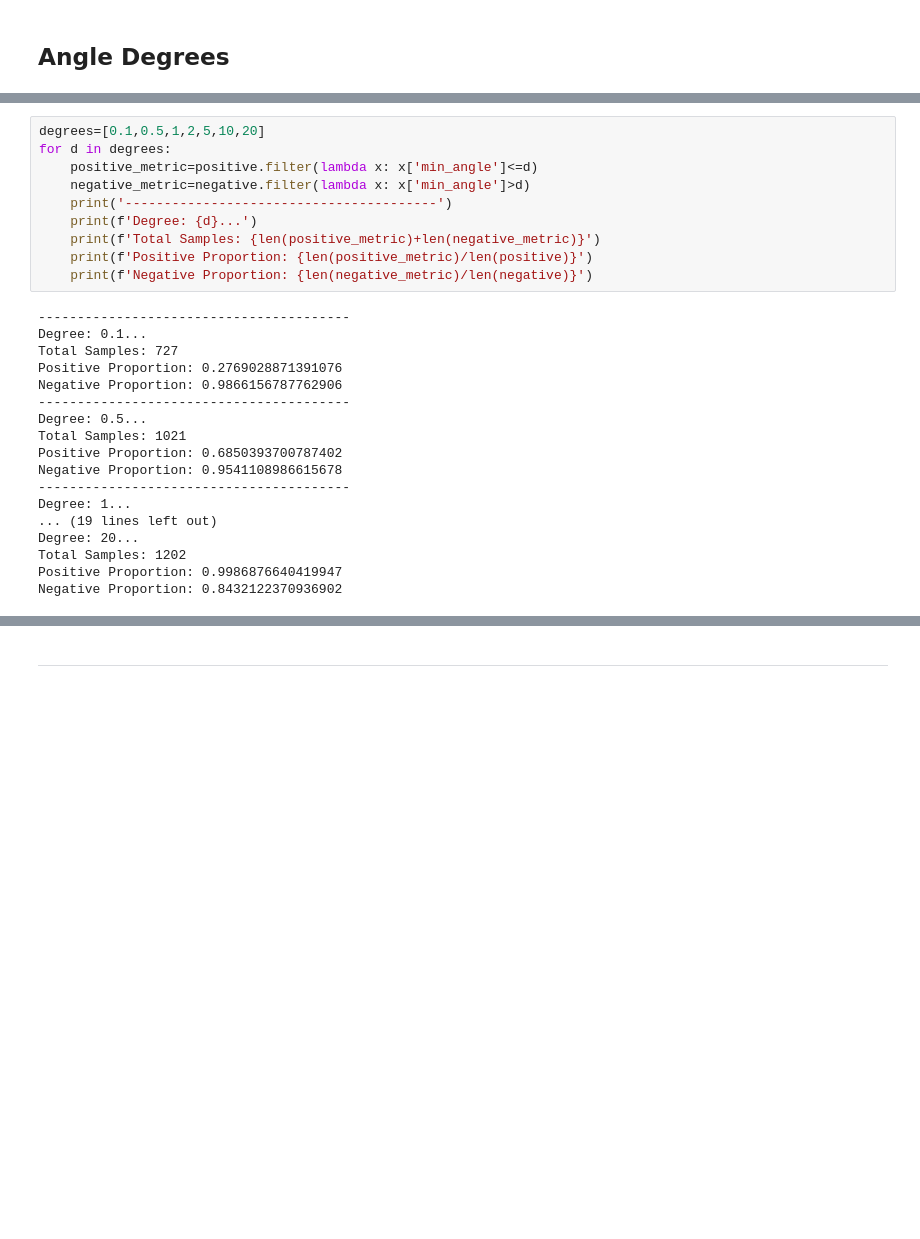
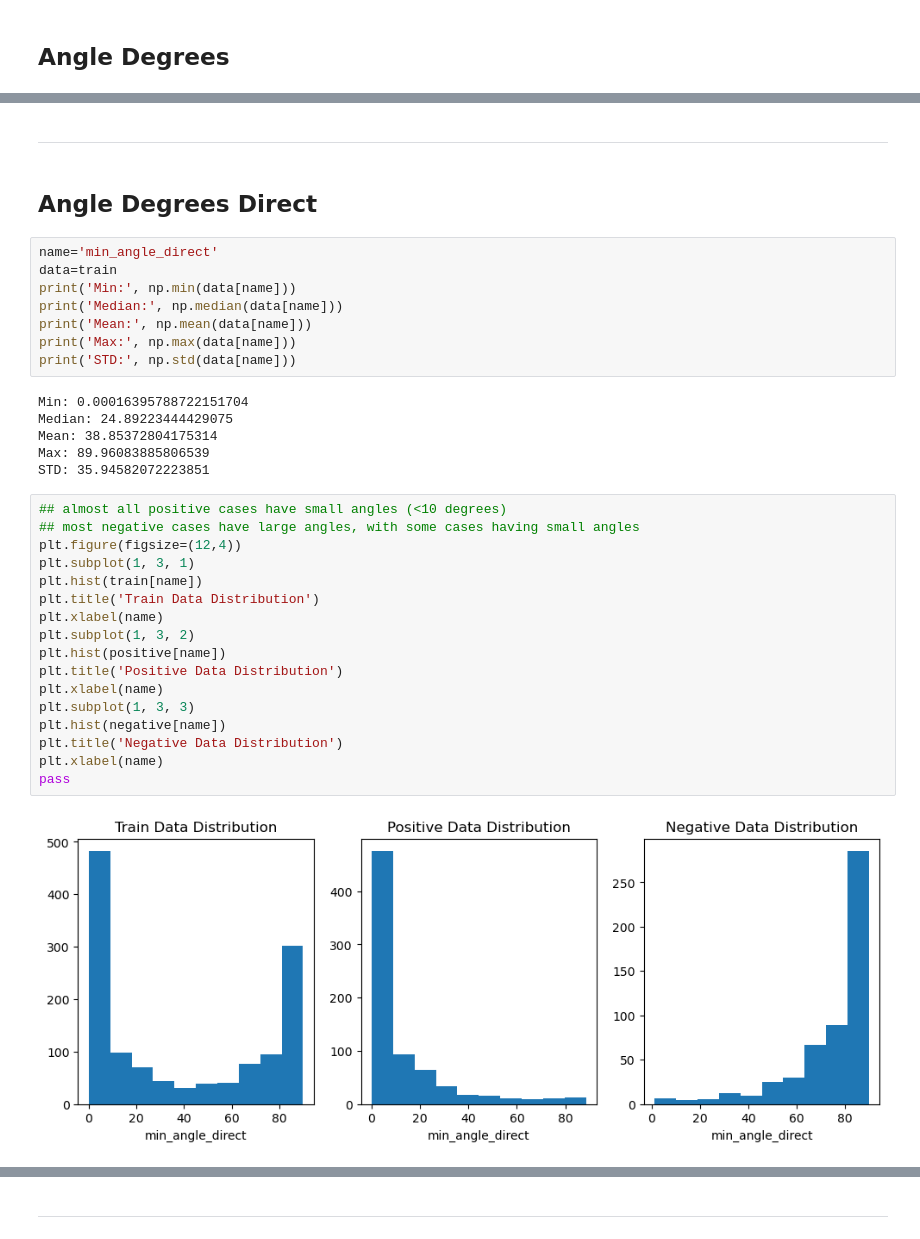
Before and after one commit to BeanHam/2024-spatial-data-integration, a Jupyter notebook: join_task_new/inference_results/heuristics.ipynb, the cells around one changed output, grey strips where cells are left out. Cells and saved outputs as stored; diff of their text form; blank space fills up the shorter version.

```diff
--- a/join_task_new/inference_results/heuristics.ipynb
+++ b/join_task_new/inference_results/heuristics.ipynb
@@ -92,28 +85,37 @@ pass
-# %%
-degrees=[0.1,0.5,1,2,5,10,20]
-for d in degrees:
-    positive_metric=positive.filter(lambda x: x['min_angle']<=d)
-    negative_metric=negative.filter(lambda x: x['min_angle']>d)
-    print('----------------------------------------')
-    print(f'Degree: {d}...')
-    print(f'Total Samples: {len(positive_metric)+len(negative_metric)}')
-    print(f'Positive Proportion: {len(positive_metric)/len(positive)}')
-    print(f'Negative Proportion: {len(negative_metric)/len(negative)}')
-# %% [output]
-----------------------------------------
-Degree: 0.1...
-Total Samples: 727
-Positive Proportion: 0.2769028871391076
-Negative Proportion: 0.9866156787762906
-----------------------------------------
-Degree: 0.5...
-Total Samples: 1021
-Positive Proportion: 0.6850393700787402
-Negative Proportion: 0.9541108986615678
-----------------------------------------
-Degree: 1...
-... (19 lines left out)
-Degree: 20...
-Total Samples: 1202
-Positive Proportion: 0.9986876640419947
-Negative Proportion: 0.8432122370936902
+# %% [markdown]
+---
+# %% [markdown]
+## Angle Degrees Direct
+# %%
+name='min_angle_direct'
+data=train
+print('Min:', np.min(data[name]))
+print('Median:', np.median(data[name]))
+print('Mean:', np.mean(data[name]))
+print('Max:', np.max(data[name]))
+print('STD:', np.std(data[name]))
+# %% [output]
+Min: 0.00016395788722151704
+Median: 24.89223444429075
+Mean: 38.85372804175314
+Max: 89.96083885806539
+STD: 35.94582072223851
+# %%
+## almost all positive cases have small angles (<10 degrees)
+## most negative cases have large angles, with some cases having small angles
+plt.figure(figsize=(12,4))
+plt.subplot(1, 3, 1)
+plt.hist(train[name])
+plt.title('Train Data Distribution')
+plt.xlabel(name)
+plt.subplot(1, 3, 2)
+plt.hist(positive[name])
+plt.title('Positive Data Distribution')
+plt.xlabel(name)
+plt.subplot(1, 3, 3)
+plt.hist(negative[name])
+plt.title('Negative Data Distribution')
+plt.xlabel(name)
+pass
+# %% [output]
+[figure, added]
```
Also changed, not shown: parts of 21 cells of this notebook, 2 other files.
